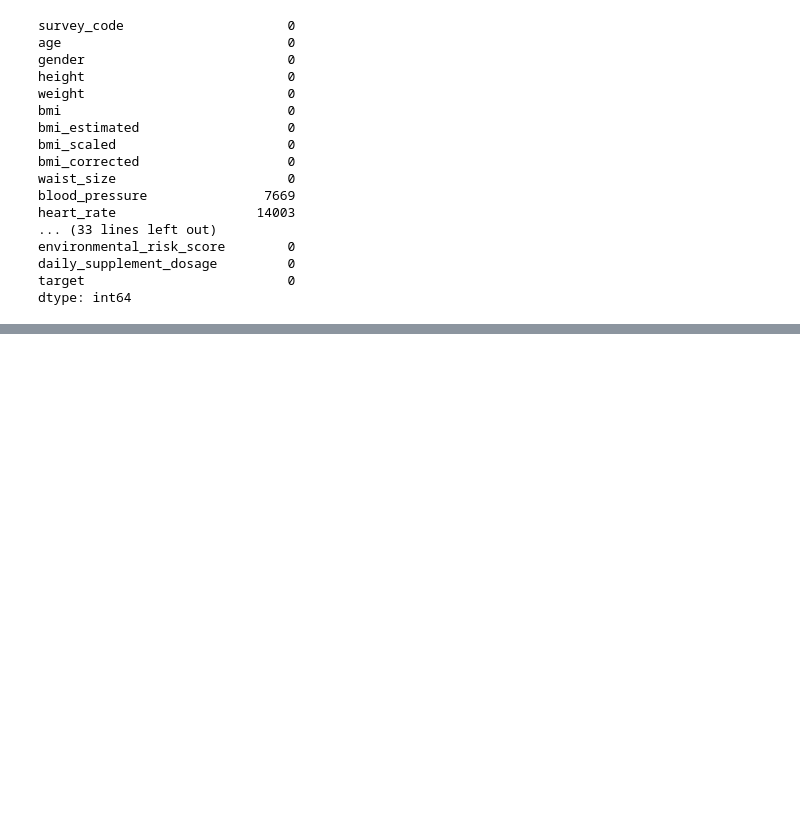
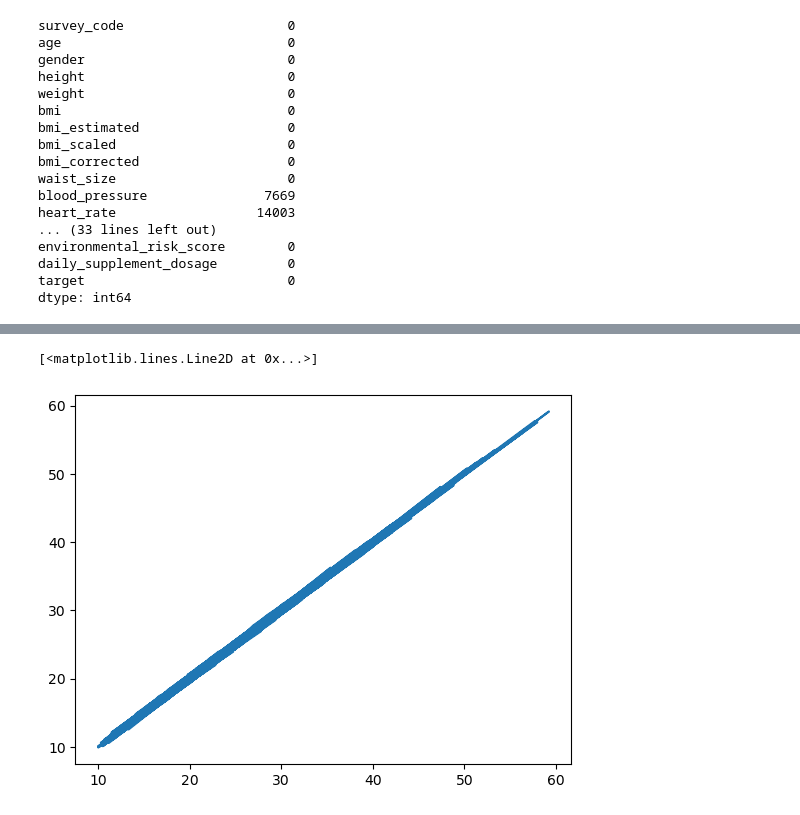
Before and after one commit to Tiyani-source/Disease_Risk_Prediction_from_Daily_Habits, a Jupyter notebook: training/Linal/training.ipynb, the cells around one changed output, grey strips where cells are left out. Drawn from its saved outputs; the diff is of its cells as text; code cells hidden in the pictures; blank space fills up the shorter version.

```diff
--- a/training/Linal/training.ipynb
+++ b/training/Linal/training.ipynb
@@ -63,0 +94,2 @@ dtype: int64
+# %%
+df.drop(columns=['environmental_risk_score','gene_marker_flag','electrolyte_level','survey_code'], inplace=True)
@@ -63,0 +109,5 @@ dtype: int64
+# %%
+plt.plot(df['bmi'],df['bmi_corrected'])
+# %% [output]
+[<matplotlib.lines.Line2D at 0x...>]
+[figure, added]
```
Also changed, not shown: parts of 10 cells of this notebook.
